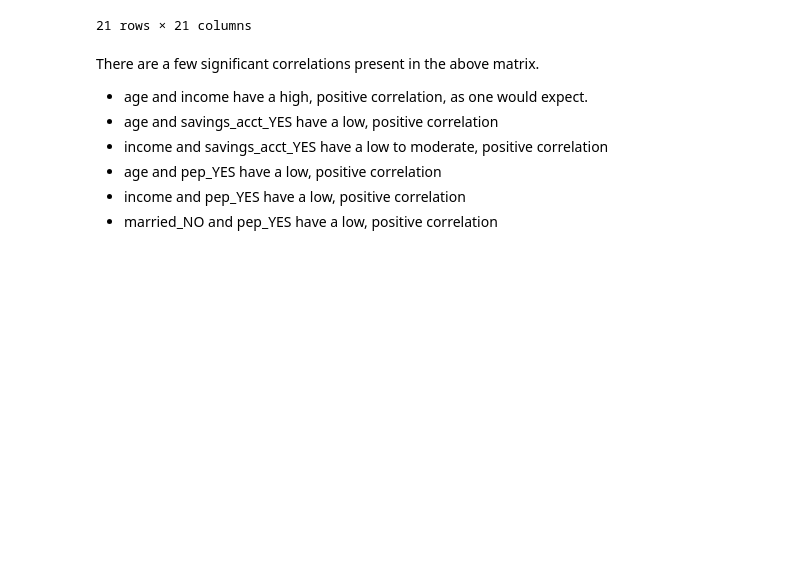
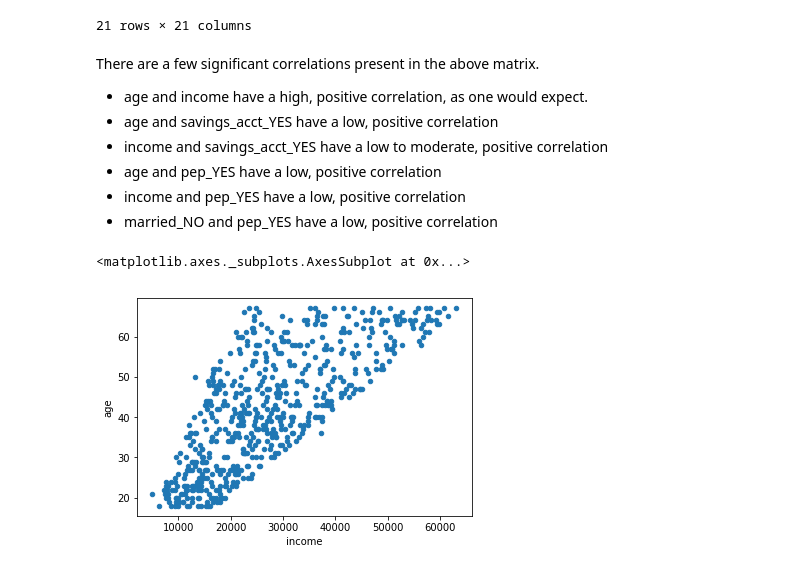
Before and after one commit to MickeyGeorge/dsc478, a Jupyter notebook: Assignment1/MichaelJanke_Assignment1.ipynb, the cells around one changed output. Saved outputs shown, nothing was run; the diff lists cells and outputs as text; code cells hidden in the pictures; blank space fills up the shorter version.

```diff
--- a/Assignment1/MichaelJanke_Assignment1.ipynb
+++ b/Assignment1/MichaelJanke_Assignment1.ipynb
@@ -374,3 +380,12 @@ There are a few significant correlations present in the above matrix.
 - age and pep_YES have a low, positive correlation
 - income and pep_YES have a low, positive correlation
 - married_NO and pep_YES have a low, positive correlation
+# %%
+## 8.
+
+bank_df.plot(x="income", y="age", kind="scatter")
+
+## As we saw in the correlation matrix, age and income are highly, positively correlated.
+# %% [output]
+<matplotlib.axes._subplots.AxesSubplot at 0x...>
+[figure, added]
```
Also changed, not shown: parts of 7 cells of this notebook.
